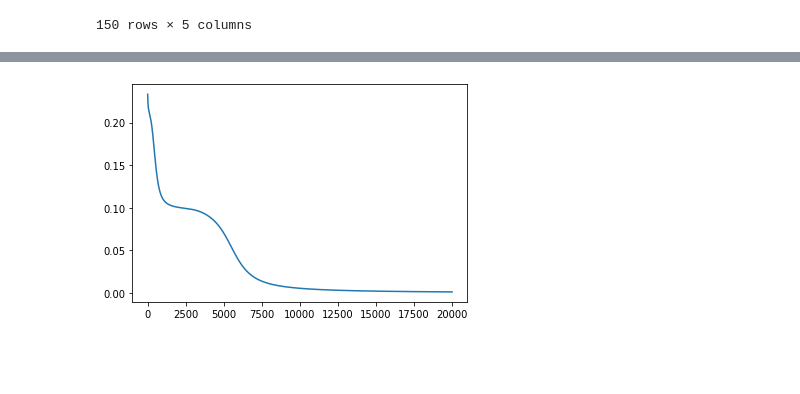
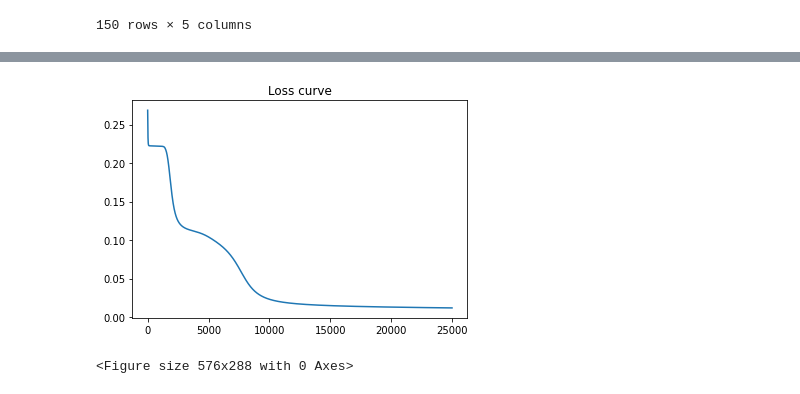
Before and after one commit to medso0018/FromScratchNeuralNets, a Jupyter notebook: nn.ipynb, the cells around one changed output, grey strips where cells are left out. Drawn from its saved outputs; the diff is of its cells as text; code cells hidden in the pictures; blank space fills up the shorter version.

```diff
--- a/nn.ipynb
+++ b/nn.ipynb
@@ -35,7 +37,8 @@ X
 | 149 | 5.9 | 3.0 | 5.1 | 1.8 | 2 |
 150 rows × 5 columns
 # %%
-trainset, testset = train_test_split(X, test_size=0.5)
+np.random.seed(10)
+trainset, testset = train_test_split(X, test_size=0.3)
 
 X_train = trainset[[i for i in range(4)]]
 y_train = trainset._class.to_numpy()
@@ -49,17 +52,20 @@ show(trainset, title='Trainset')
 # %%
 model = NeuralNetwork(loss_f='mse')
 
-model.add_layer(n_neur=X_train.shape[1])
-model.add_layer(n_neur=4, act_f='sigmoid')
-model.add_layer(n_neur=8, act_f='sigmoid')
-model.add_layer(n_neur=3, act_f='sigmoid')
+model.add_layer(Dense(n_neur=X_train.shape[1]))
+model.add_layer(Dense(n_neur=4, act_f='sigmoid'))
+model.add_layer(Dense(n_neur=8, act_f='sigmoid'))
+model.add_layer(Dense(n_neur=3, act_f='sigmoid'))
 # %%
 _y_train = [[1 if i == x else 0 for i in range(3)] for x in y_train]
-loss = model.fit(X_train.to_numpy(), _y_train, epoch=20000, lr=0.002)
+loss = model.fit(X_train.to_numpy(), _y_train, epoch=25000, lr=0.002)
 plt.plot(list(range(len(loss))), loss)
+plt.title('Loss curve')
+plt.figure(figsize=(8, 4))
 plt.show()
 # %% [output]
-[figure, old version]
+[figure, new version]
+<Figure size 576x288 with 0 Axes>
 # %%
 yp = model.predict(X_test.to_numpy())
 predicted_clases = [np.argmax(x) for x in yp]
```
Also changed, not shown: parts of 4 cells of this notebook, 7 other files.
